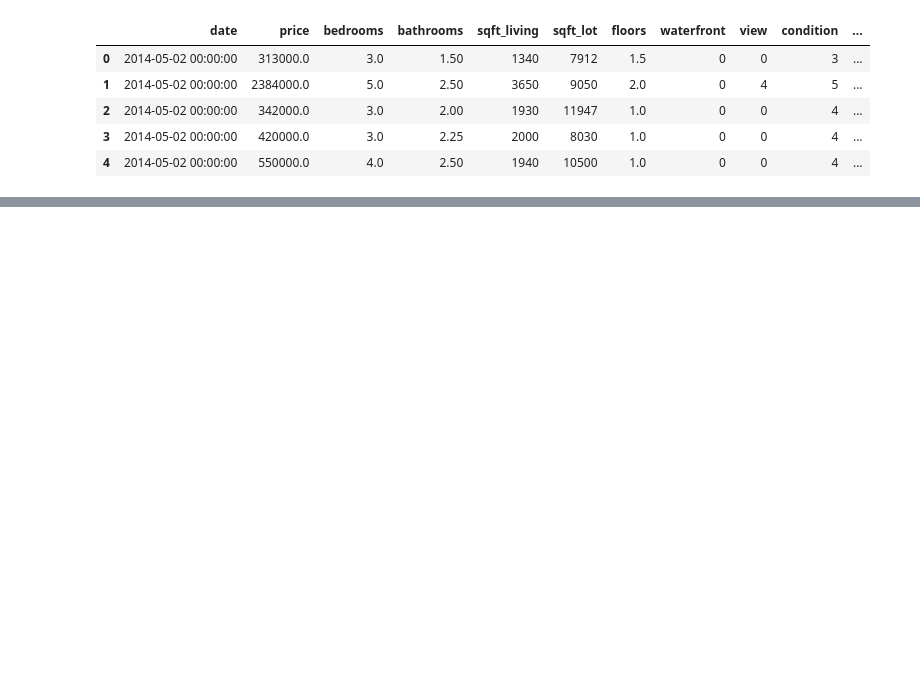
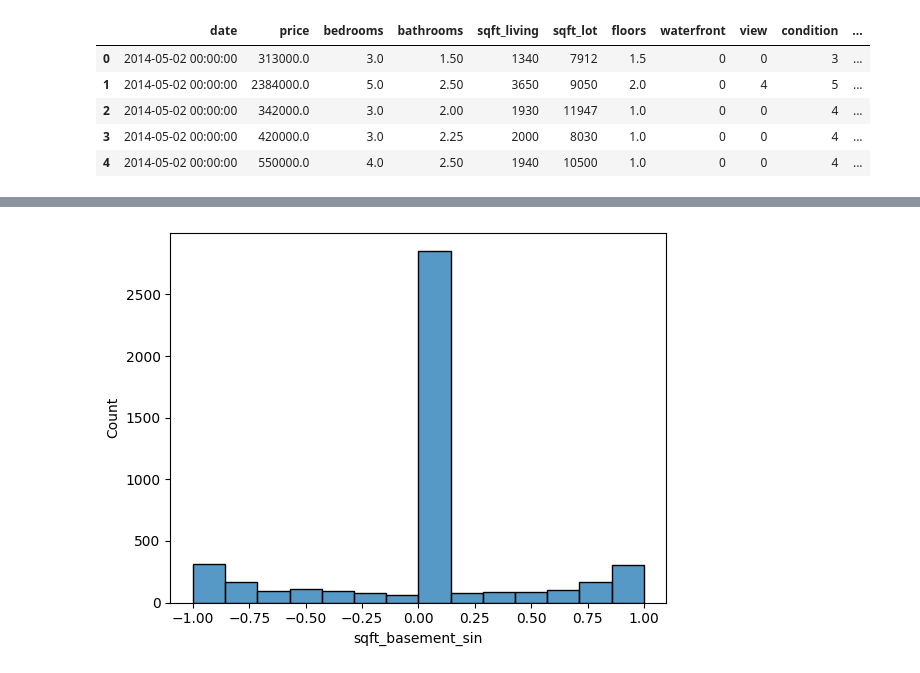
Before and after one commit to Siddhi-S-Thakur/Deep-Learning, a Jupyter notebook: HousePrediction.ipynb, the cells around one changed output, grey strips where cells are left out. Cells and saved outputs as stored; diff of their text form; code cells hidden in the pictures; blank space fills up the shorter version.

```diff
--- a/HousePrediction.ipynb
+++ b/HousePrediction.ipynb
@@ -69,0 +101,8 @@ Epoch 10/10
+# %%
+from seaborn import histplot
+import numpy as np
+df['sqft_basement_sin'] = np.sin(df['sqft_basement'])
+histplot(df, x = 'sqft_basement_sin')
+df.drop('sqft_basement', axis = 1, inplace = True)
+# %% [output]
+[figure, added]
```
Also changed, not shown: parts of 25 cells of this notebook.
